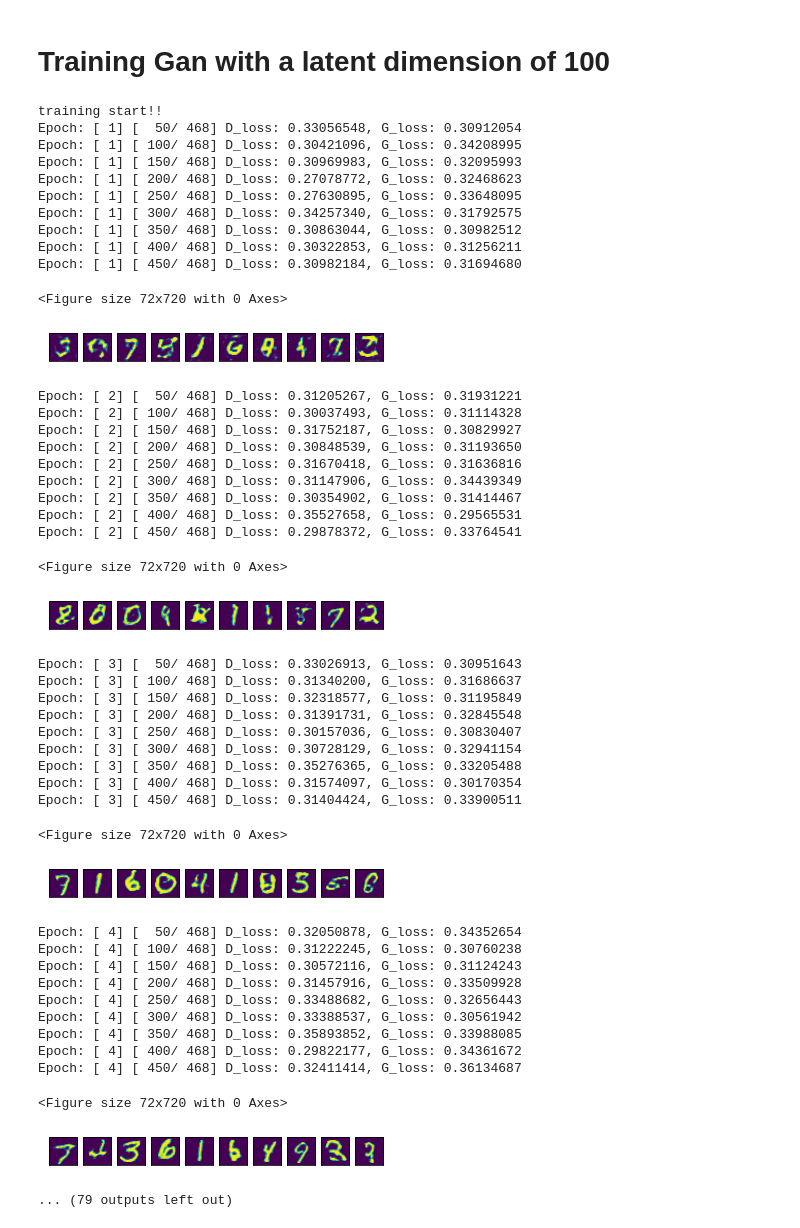
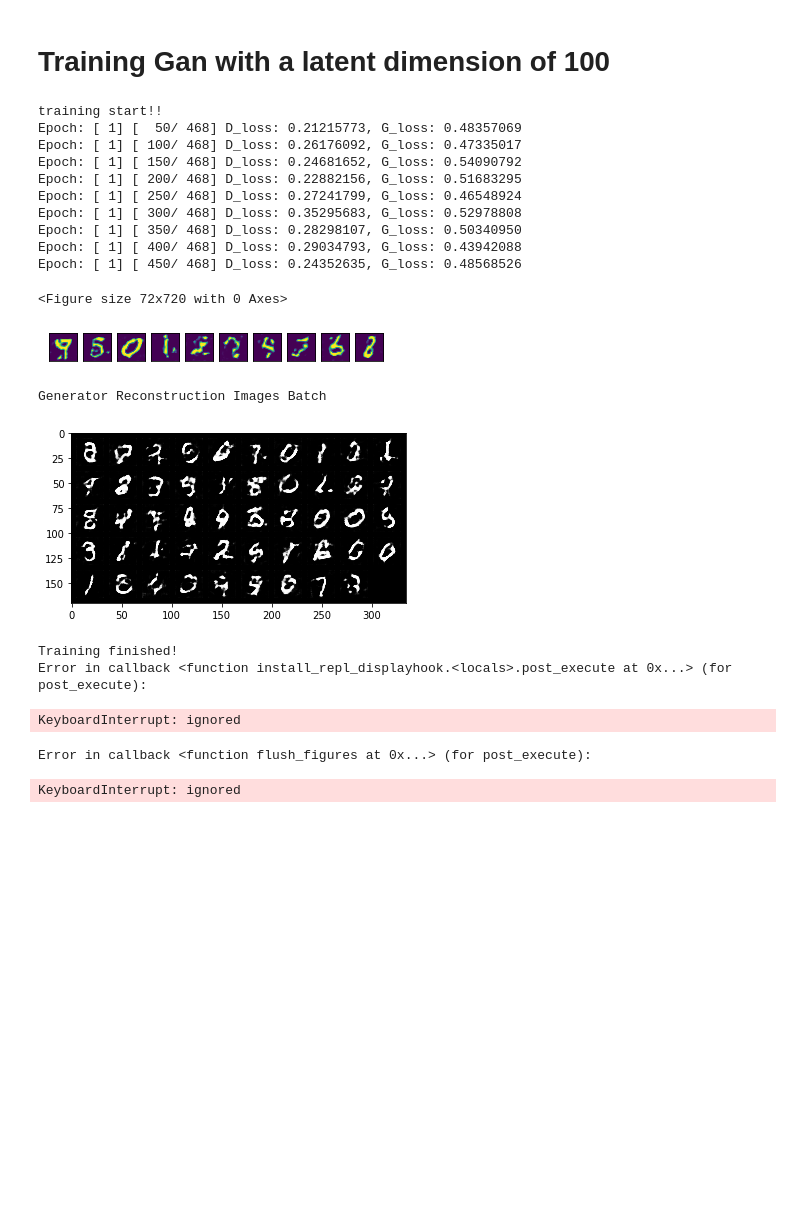
Before and after one commit to Olivia-Feldman/NUGAN-DISTGAN, a Jupyter notebook: GAN_MNIST.ipynb, the cells around one changed output. Saved outputs shown, nothing was run; the diff lists cells and outputs as text; code cells hidden in the pictures; blank space fills up the shorter version.

Commit message:
generated batch images

```diff
--- a/GAN_MNIST.ipynb
+++ b/GAN_MNIST.ipynb
@@ -151,7 +151,7 @@ class Discriminator(nn.Module):
 # %% [markdown]
 #Building a GAN model
 # %%
-
+import matplotlib.gridspec as gridspec
 class GAN():
     def __init__(self,params):
         # parameters
@@ -266,5 +266,9 @@ class GAN():
             with torch.no_grad():
                  visualize_results(self)
 
+        print('Generator Reconstruction Images Batch')
+        visualise_output(self)
+        digit_frequency(self)
+
 
         print("Training finished!")
@@ -272,56 +302,29 @@ class GAN():
 # Training Gan with a latent dimension of 100
 # %%
 import time
-params = {'beta1': 0.05, 'beta2': 0.999,'lr_g':0.0002,'lr_d':0.0002,'max_epochs':30}
+params = {'beta1': 0.05, 'beta2': 0.999,'lr_g':0.0002,'lr_d':0.0002,'max_epochs':1}
 params['z_dim'] =100
 params['base_size'] = 128
 
 gan = GAN(params)
 gan.train()
 # %% [output]
 training start!!
-Epoch: [ 1] [  50/ 468] D_loss: 0.33056548, G_loss: 0.30912054
-Epoch: [ 1] [ 100/ 468] D_loss: 0.30421096, G_loss: 0.34208995
-Epoch: [ 1] [ 150/ 468] D_loss: 0.30969983, G_loss: 0.32095993
-Epoch: [ 1] [ 200/ 468] D_loss: 0.27078772, G_loss: 0.32468623
-Epoch: [ 1] [ 250/ 468] D_loss: 0.27630895, G_loss: 0.33648095
-Epoch: [ 1] [ 300/ 468] D_loss: 0.34257340, G_loss: 0.31792575
-Epoch: [ 1] [ 350/ 468] D_loss: 0.30863044, G_loss: 0.30982512
-Epoch: [ 1] [ 400/ 468] D_loss: 0.30322853, G_loss: 0.31256211
-Epoch: [ 1] [ 450/ 468] D_loss: 0.30982184, G_loss: 0.31694680
+Epoch: [ 1] [  50/ 468] D_loss: 0.21215773, G_loss: 0.48357069
+Epoch: [ 1] [ 100/ 468] D_loss: 0.26176092, G_loss: 0.47335017
+Epoch: [ 1] [ 150/ 468] D_loss: 0.24681652, G_loss: 0.54090792
+Epoch: [ 1] [ 200/ 468] D_loss: 0.22882156, G_loss: 0.51683295
+Epoch: [ 1] [ 250/ 468] D_loss: 0.27241799, G_loss: 0.46548924
+Epoch: [ 1] [ 300/ 468] D_loss: 0.35295683, G_loss: 0.52978808
+Epoch: [ 1] [ 350/ 468] D_loss: 0.28298107, G_loss: 0.50340950
+Epoch: [ 1] [ 400/ 468] D_loss: 0.29034793, G_loss: 0.43942088
+Epoch: [ 1] [ 450/ 468] D_loss: 0.24352635, G_loss: 0.48568526
 <Figure size 72x720 with 0 Axes>
-[figure, old version]
+[figure, new version]
-Epoch: [ 2] [  50/ 468] D_loss: 0.31205267, G_loss: 0.31931221
-Epoch: [ 2] [ 100/ 468] D_loss: 0.30037493, G_loss: 0.31114328
-Epoch: [ 2] [ 150/ 468] D_loss: 0.31752187, G_loss: 0.30829927
-Epoch: [ 2] [ 200/ 468] D_loss: 0.30848539, G_loss: 0.31193650
-Epoch: [ 2] [ 250/ 468] D_loss: 0.31670418, G_loss: 0.31636816
-Epoch: [ 2] [ 300/ 468] D_loss: 0.31147906, G_loss: 0.34439349
-Epoch: [ 2] [ 350/ 468] D_loss: 0.30354902, G_loss: 0.31414467
-Epoch: [ 2] [ 400/ 468] D_loss: 0.35527658, G_loss: 0.29565531
-Epoch: [ 2] [ 450/ 468] D_loss: 0.29878372, G_loss: 0.33764541
+Generator Reconstruction Images Batch
+[figure, new version]
-<Figure size 72x720 with 0 Axes>
+Training finished!
+Error in callback <function install_repl_displayhook.<locals>.post_execute at 0x...> (for post_execute):
-[figure, old version]
-Epoch: [ 3] [  50/ 468] D_loss: 0.33026913, G_loss: 0.30951643
-Epoch: [ 3] [ 100/ 468] D_loss: 0.31340200, G_loss: 0.31686637
-Epoch: [ 3] [ 150/ 468] D_loss: 0.32318577, G_loss: 0.31195849
-Epoch: [ 3] [ 200/ 468] D_loss: 0.31391731, G_loss: 0.32845548
-Epoch: [ 3] [ 250/ 468] D_loss: 0.30157036, G_loss: 0.30830407
-Epoch: [ 3] [ 300/ 468] D_loss: 0.30728129, G_loss: 0.32941154
-Epoch: [ 3] [ 350/ 468] D_loss: 0.35276365, G_loss: 0.33205488
-Epoch: [ 3] [ 400/ 468] D_loss: 0.31574097, G_loss: 0.30170354
-Epoch: [ 3] [ 450/ 468] D_loss: 0.31404424, G_loss: 0.33900511
+KeyboardInterrupt: ignored
-<Figure size 72x720 with 0 Axes>
+Error in callback <function flush_figures at 0x...> (for post_execute):
-[figure, removed]
-Epoch: [ 4] [  50/ 468] D_loss: 0.32050878, G_loss: 0.34352654
-Epoch: [ 4] [ 100/ 468] D_loss: 0.31222245, G_loss: 0.30760238
-Epoch: [ 4] [ 150/ 468] D_loss: 0.30572116, G_loss: 0.31124243
-Epoch: [ 4] [ 200/ 468] D_loss: 0.31457916, G_loss: 0.33509928
-Epoch: [ 4] [ 250/ 468] D_loss: 0.33488682, G_loss: 0.32656443
-Epoch: [ 4] [ 300/ 468] D_loss: 0.33388537, G_loss: 0.30561942
-Epoch: [ 4] [ 350/ 468] D_loss: 0.35893852, G_loss: 0.33988085
-Epoch: [ 4] [ 400/ 468] D_loss: 0.29822177, G_loss: 0.34361672
-Epoch: [ 4] [ 450/ 468] D_loss: 0.32411414, G_loss: 0.36134687
+KeyboardInterrupt: ignored
-<Figure size 72x720 with 0 Axes>
-[figure, removed]
-... (79 outputs left out)
```
Also changed, not shown: parts of 1 cell of this notebook.
